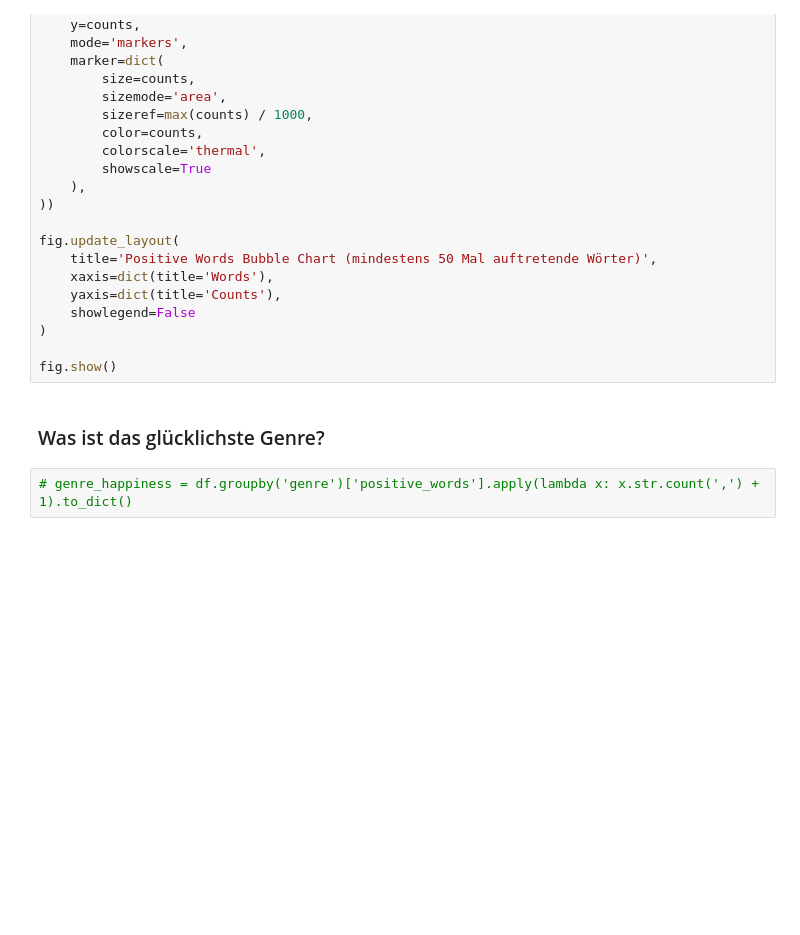
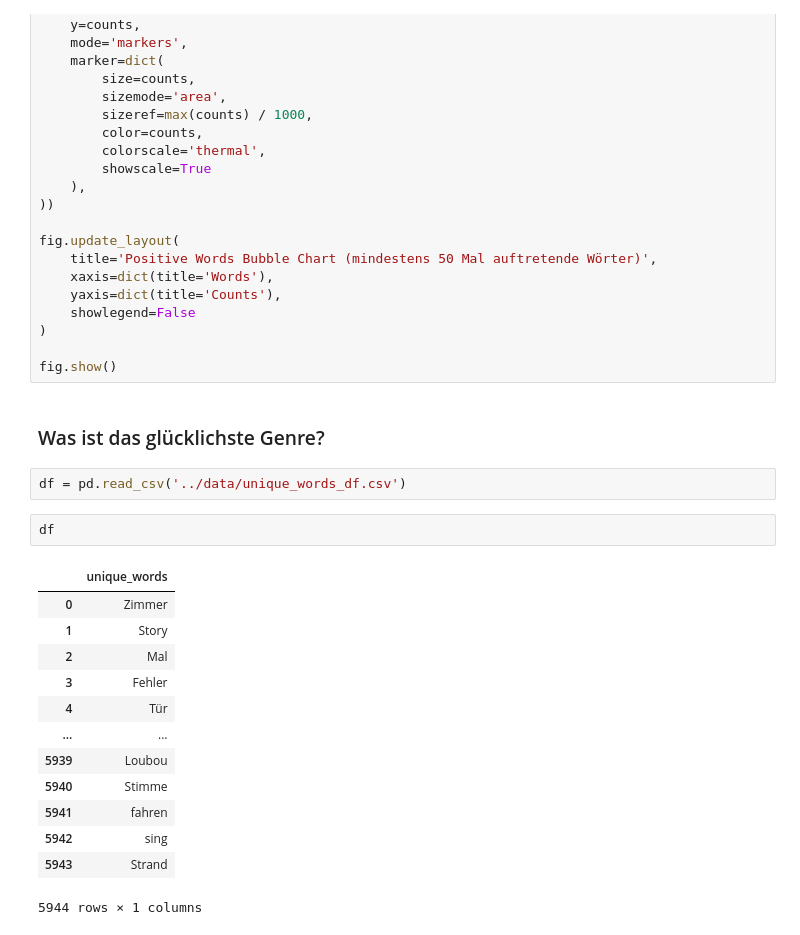
Before and after one commit to Richard-Sieg-TH-Koln/statistik-2-team-3, a Jupyter notebook: notebooks/visualisations.ipynb, the cells around one changed output. Drawn from its saved outputs; the diff is of its cells as text; blank space fills up the shorter version.

```diff
--- a/notebooks/visualisations.ipynb
+++ b/notebooks/visualisations.ipynb
@@ -363,5 +510,21 @@ fig.update_layout(
 fig.show()
 # %% [markdown]
 ### Was ist das glücklichste Genre?
-# %%
-# genre_happiness = df.groupby('genre')['positive_words'].apply(lambda x: x.str.count(',') + 1).to_dict()
+# %%
+df = pd.read_csv('../data/unique_words_df.csv')
+# %%
+df
+# %% [output]
+|  | unique_words |
+| 0 | Zimmer |
+| 1 | Story |
+| 2 | Mal |
+| 3 | Fehler |
+| 4 | Tür |
+| ... | ... |
+| 5939 | Loubou |
+| 5940 | Stimme |
+| 5941 | fahren |
+| 5942 | sing |
+| 5943 | Strand |
+5944 rows × 1 columns
```
Also changed, not shown: parts of 14 cells of this notebook, 1 other file.
